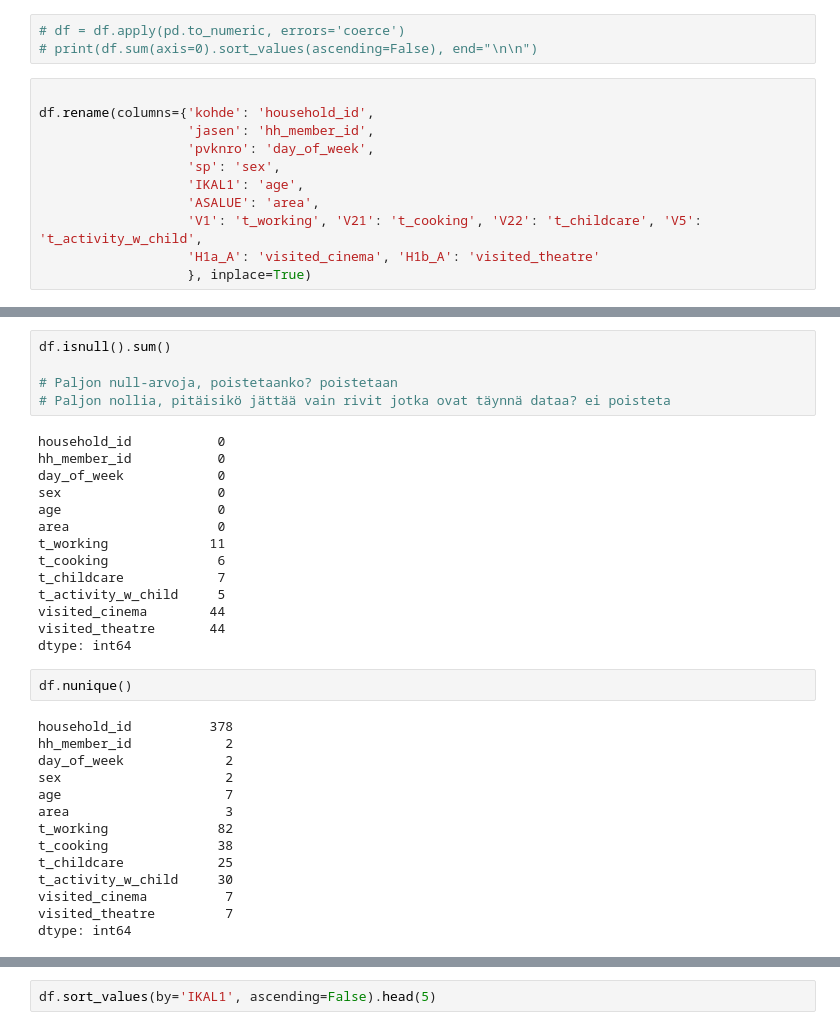
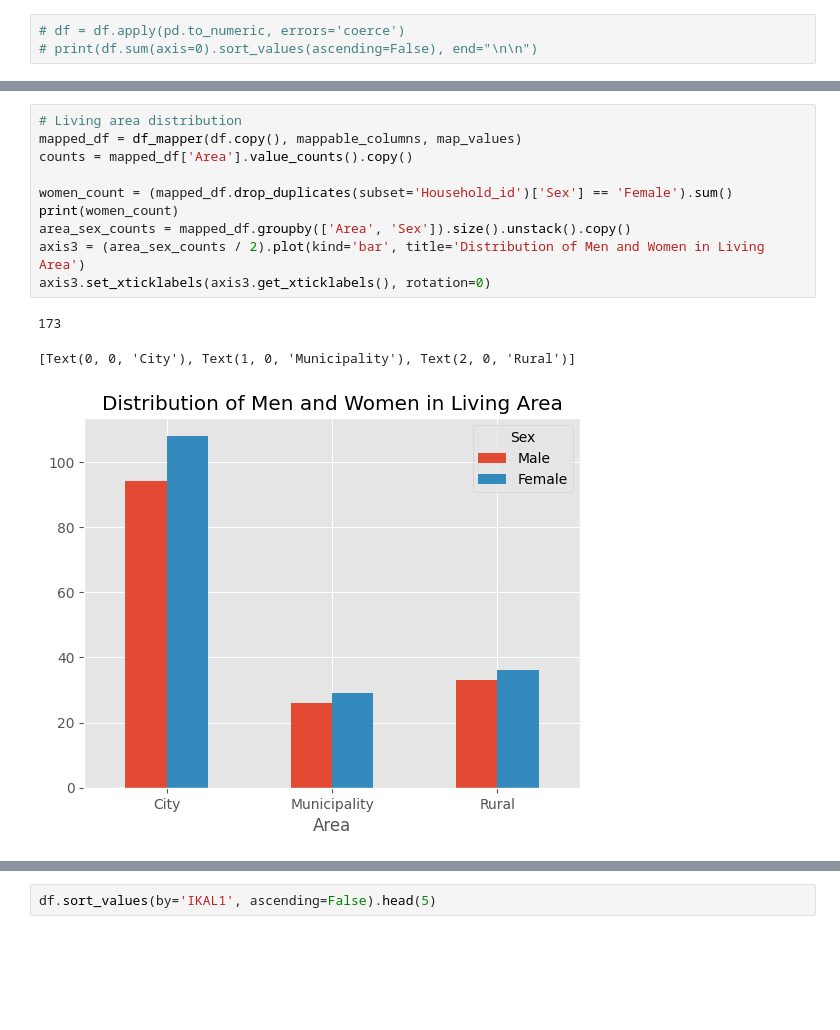
Before and after one commit to arttusamuel/statisical_data_analysis, a Jupyter notebook: stat-data-project/data-cleaning.ipynb, the cells around one changed output, grey strips where cells are left out. Drawn from its saved outputs; the diff is of its cells as text; blank space fills up the shorter version.

```diff
--- a/stat-data-project/data-cleaning.ipynb
+++ b/stat-data-project/data-cleaning.ipynb
@@ -142,14 +398,3 @@ dtype: object
 # %%
 # df = df.apply(pd.to_numeric, errors='coerce')
 # print(df.sum(axis=0).sort_values(ascending=False), end="\n\n")
-# %%
-
-df.rename(columns={'kohde': 'household_id',
-                   'jasen': 'hh_member_id',
-                   'pvknro': 'day_of_week',
-                   'sp': 'sex',
-                   'IKAL1': 'age',
-                   'ASALUE': 'area',
-                   'V1': 't_working', 'V21': 't_cooking', 'V22': 't_childcare', 'V5': 't_activity_w_child',
-                   'H1a_A': 'visited_cinema', 'H1b_A': 'visited_theatre'
-                   }, inplace=True)
@@ -266,35 +401,14 @@ df.describe().round(2)
-# %%
-df.isnull().sum()
-
-# Paljon null-arvoja, poistetaanko? poistetaan
-# Paljon nollia, pitäisikö jättää vain rivit jotka ovat täynnä dataa? ei poisteta
-# %% [output]
-household_id           0
-hh_member_id           0
-day_of_week            0
-sex                    0
-age                    0
-area                   0
-t_working             11
-t_cooking              6
-t_childcare            7
-t_activity_w_child     5
-visited_cinema        44
-visited_theatre       44
-dtype: int64
-# %%
-df.nunique()
-# %% [output]
-household_id          378
-hh_member_id            2
-day_of_week             2
-sex                     2
-age                     7
-area                    3
-t_working              82
-t_cooking              38
-t_childcare            25
-t_activity_w_child     30
-visited_cinema          7
-visited_theatre         7
-dtype: int64
+# %%
+# Living area distribution
+mapped_df = df_mapper(df.copy(), mappable_columns, map_values)
+counts = mapped_df['Area'].value_counts().copy()
+
+women_count = (mapped_df.drop_duplicates(subset='Household_id')['Sex'] == 'Female').sum()
+print(women_count)
+area_sex_counts = mapped_df.groupby(['Area', 'Sex']).size().unstack().copy()
+axis3 = (area_sex_counts / 2).plot(kind='bar', title='Distribution of Men and Women in Living Area')
+axis3.set_xticklabels(axis3.get_xticklabels(), rotation=0)
+# %% [output]
+173
+[Text(0, 0, 'City'), Text(1, 0, 'Municipality'), Text(2, 0, 'Rural')]
+[figure, added]
```
Also changed, not shown: parts of 41 cells of this notebook.
